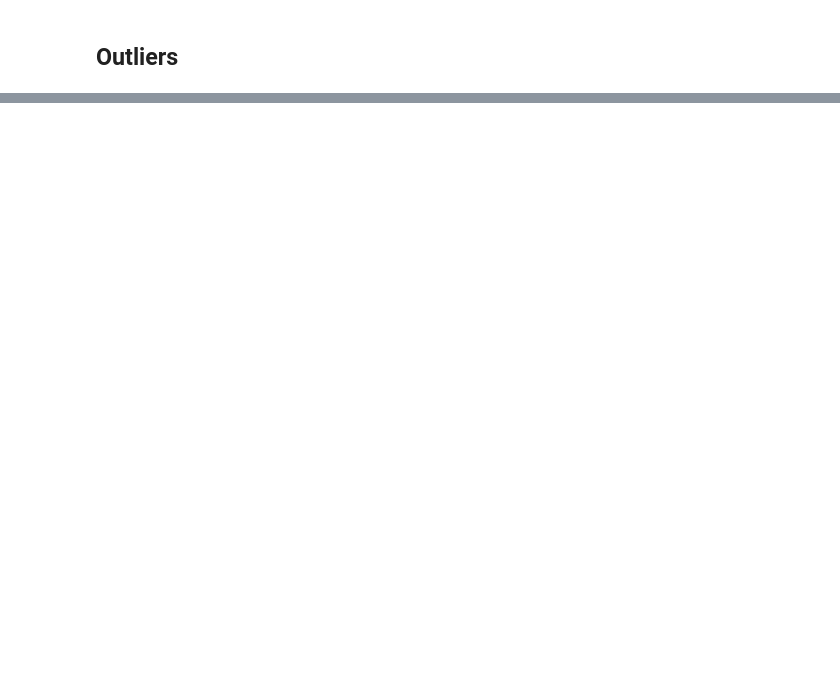
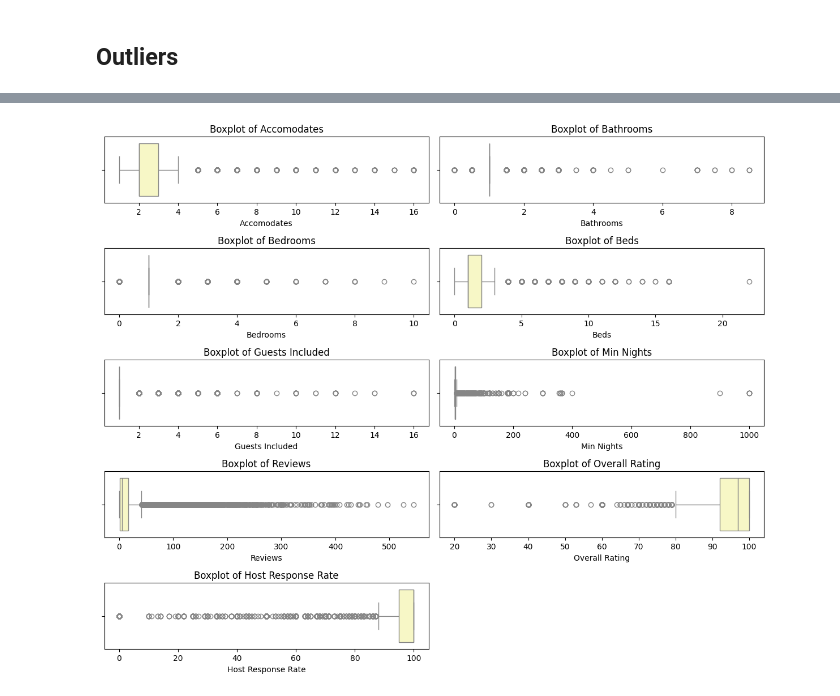
Before and after one commit to hajyhia/School, a Jupyter notebook: Airbnb_Berlin_Price_Predict_EDA.ipynb, the cells around one changed output, grey strips where cells are left out. Cells and saved outputs as stored; diff of their text form; code cells hidden in the pictures; blank space fills up the shorter version.

```diff
--- a/Airbnb_Berlin_Price_Predict_EDA.ipynb
+++ b/Airbnb_Berlin_Price_Predict_EDA.ipynb
@@ -359,15 +602,12 @@ plt.show()
 # %%
-# Outlier detection using boxplots for key numerical features
-# Selecting key numerical columns for outlier detection
-numerical_columns = [
-    "Price", "Reviews", "Overall Rating", "Bedrooms", "Bathrooms", "Beds", "Accomodates"
-]
-
+numericals = numerical_columns + ["Overall Rating", "Host Response Rate"]
 plt.figure(figsize=(12, 10))
-for i, col in enumerate(numerical_columns, 1):
-    plt.subplot(4, 2, i)
-    sns.boxplot(x=df[col].dropna(), palette="coolwarm")
+for i, col in enumerate([c for c in numericals if c != 'Price'], 1):
+    plt.subplot(5, 2, i)
+    sns.boxplot(x=df[col].dropna(), palette="Spectral")
     plt.title(f"Boxplot of {col}")
 
 plt.tight_layout()
 plt.show()
+# %% [output]
+[figure, added]
```
Also changed, not shown: parts of 49 cells of this notebook.
